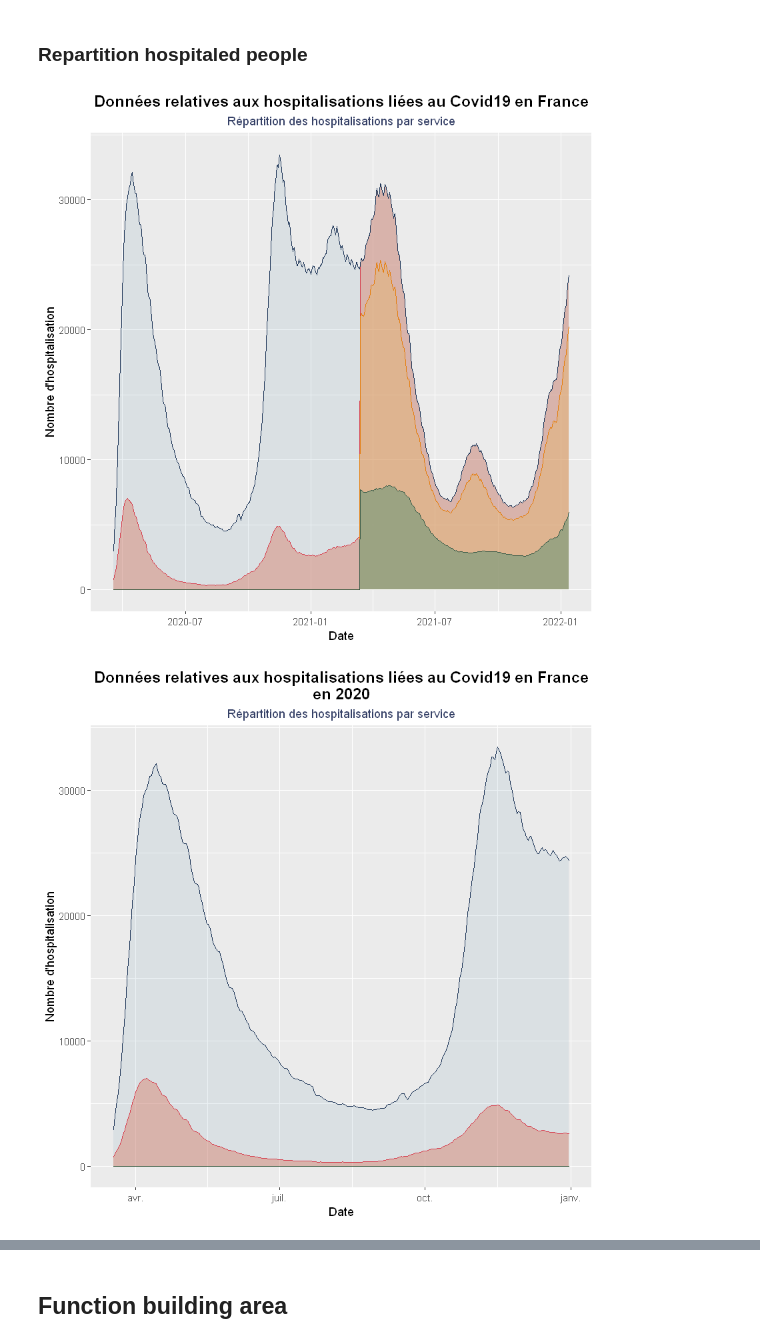
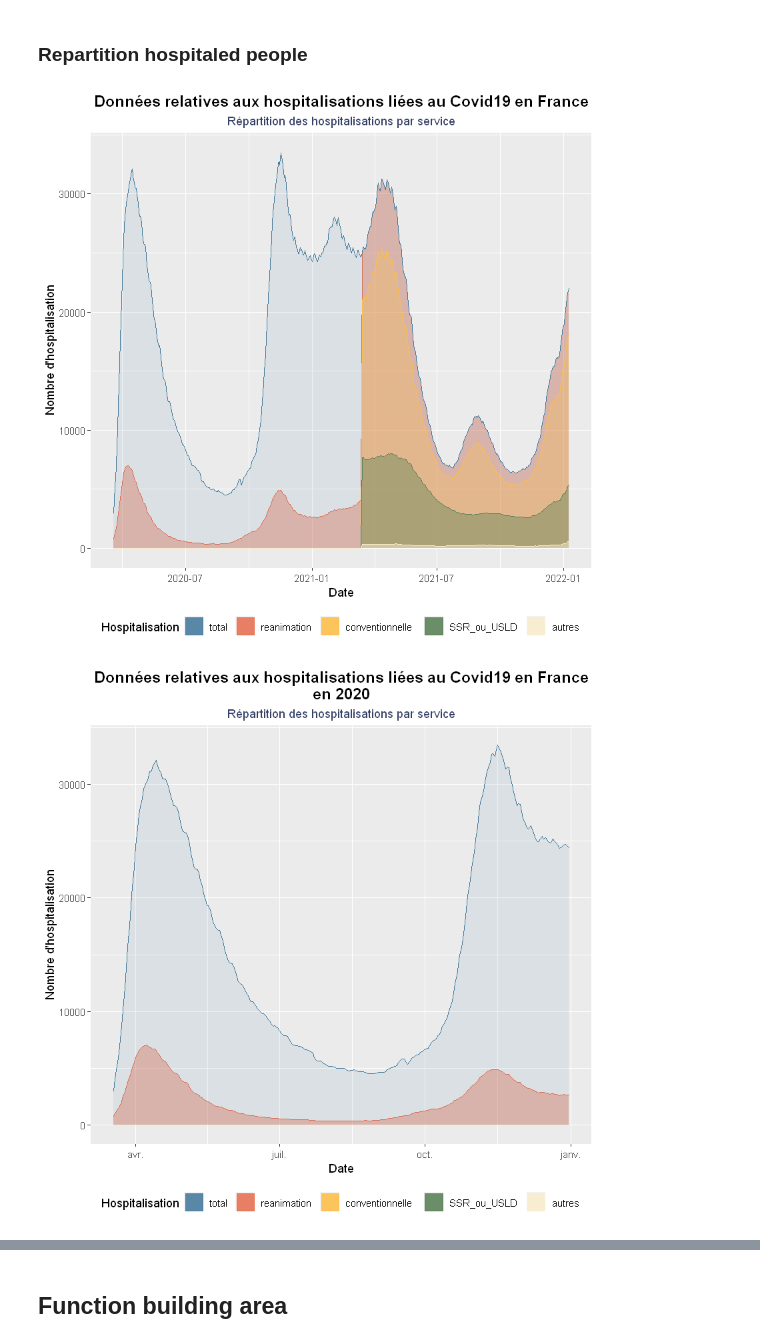
Before and after one commit to Markito-dev/CovidReporter_R, a Jupyter notebook: EDA_hospital_Covid19.ipynb, the cells around one changed output, grey strips where cells are left out. Saved outputs shown, nothing was run; the diff lists cells and outputs as text; code cells hidden in the pictures.

```diff
--- a/EDA_hospital_Covid19.ipynb
+++ b/EDA_hospital_Covid19.ipynb
@@ -372,26 +391,35 @@ ggplot(df_data_fr_2022, aes(x=as.Date(jour))) +
 # %%
 # Area plot
 ggplot(df_data_fr, aes(x=as.Date(jour))) +
+
 ggtitle(label = "Données relatives aux hospitalisations liées au Covid19 en France",
               subtitle = "Répartition des hospitalisations par service")+
 theme(
   plot.title = element_text(size = 14, face = "bold",hjust = 0.5),
-  plot.subtitle = element_text(color = "#364167",hjust = 0.5)
+  plot.subtitle = element_text(color = "#364167",hjust = 0.5),
+  legend.position="bottom"
 )+
 xlab("Date") + ylab("Nombre d'hospitalisation") +
-geom_area(aes(y = rea+HospConv+SSR_USLD+autres), fill = "#e76f51",
-            color = "#e63946", alpha=0.4)+
-geom_area(aes(y = HospConv+SSR_USLD+autres), fill = "#fcbf49",
-            color = "#f77f00", alpha=0.3)+
-geom_area(aes(y = SSR_USLD+autres), fill = "#faedcd",
-            color = "#d4a373", alpha=0.4)+
-geom_area(aes(y = SSR_USLD+autres), fill = "#588157",
-            color = "#3a5a40", alpha=0.5)+
-geom_area(aes(y = hosp), fill = "#457b9d",
-            color = "#1d3557", alpha=0.1)
+geom_area(aes(y = rea+HospConv+SSR_USLD+autres, color = "reanimation", fill = "reanimation"), alpha=0.4)+
+geom_area(aes(y = hosp, color = "total", fill = "total"), alpha=0.1)+
+geom_area(aes(y = HospConv+SSR_USLD+autres, color = "conventionnelle", fill = "conventionnelle"), alpha=0.3)+
+geom_area(aes(y = SSR_USLD+autres, color = "SSR_ou_USLD", fill = "SSR_ou_USLD"), alpha=0.4)+
+geom_area(aes(y = autres, color = "autres", fill = "autres"), alpha=0.5)+
+
+
+    scale_color_manual("Hospitalisation", values=c(total="#457b9d",
+                                                   reanimation ="#e76f51",
+                                                   conventionnelle = "#fcbf49",
+                                                   SSR_ou_USLD = "#588157" ,
+                                                   autres = "#faedcd")) +
+    scale_fill_manual("Hospitalisation", values=c( total="#457b9d",
+                                                   reanimation ="#e76f51",
+                                                   conventionnelle = "#fcbf49",
+                                                   SSR_ou_USLD = "#588157" ,
+                                                   autres = "#faedcd"))
 # +scale_fill_discrete(name = "Type hospitalisation", labels = c("Total", "Reanimation", "Hospitalisation conv","SSR ou USLD", "Autres"))
 # %% [output]
-[figure, old version]
+[figure, new version]
 # %%
 # Area plot
 ggplot(df_data_fr_2020, aes(x=as.Date(jour))) +
@@ -399,18 +427,26 @@ ggtitle(label = "Données relatives aux hospitalisations liées au Covid19 en Fr
               subtitle = "Répartition des hospitalisations par service")+
 theme(
   plot.title = element_text(size = 14, face = "bold",hjust = 0.5),
-  plot.subtitle = element_text(color = "#364167",hjust = 0.5)
+  plot.subtitle = element_text(color = "#364167",hjust = 0.5),
+  legend.position = "bottom"
 )+
 xlab("Date") + ylab("Nombre d'hospitalisation") +
-geom_area(aes(y = rea+HospConv+SSR_USLD+autres), fill = "#e76f51",
-            color = "#e63946", alpha=0.4)+
-geom_area(aes(y = HospConv+SSR_USLD+autres), fill = "#fcbf49",
-            color = "#f77f00", alpha=0.3)+
-geom_area(aes(y = SSR_USLD+autres), fill = "#faedcd",
-            color = "#d4a373", alpha=0.4)+
-geom_area(aes(y = SSR_USLD+autres), fill = "#588157",
-            color = "#3a5a40", alpha=0.5)+
-geom_area(aes(y = hosp), fill = "#457b9d",
-            color = "#1d3557", alpha=0.1)
+geom_area(aes(y = rea+HospConv+SSR_USLD+autres, color = "reanimation", fill = "reanimation"), alpha=0.4)+
+geom_area(aes(y = hosp, color = "total", fill = "total"), alpha=0.1)+
+geom_area(aes(y = HospConv+SSR_USLD+autres, color = "conventionnelle", fill = "conventionnelle"), alpha=0.3)+
+geom_area(aes(y = SSR_USLD+autres, color = "SSR_ou_USLD", fill = "SSR_ou_USLD"), alpha=0.4)+
+geom_area(aes(y = autres, color = "autres", fill = "autres"), alpha=0.5)+
+
+
+    scale_color_manual("Hospitalisation", values=c(total="#457b9d",
+                                                   reanimation ="#e76f51",
+                                                   conventionnelle = "#fcbf49",
+                                                   SSR_ou_USLD = "#588157" ,
+                                                   autres = "#faedcd")) +
+    scale_fill_manual("Hospitalisation", values=c( total="#457b9d",
+                                                   reanimation ="#e76f51",
+                                                   conventionnelle = "#fcbf49",
+                                                   SSR_ou_USLD = "#588157" ,
+                                                   autres = "#faedcd"))
 # %% [output]
-[figure, old version]
+[figure, new version]
```
Also changed, not shown: parts of 42 cells of this notebook.
